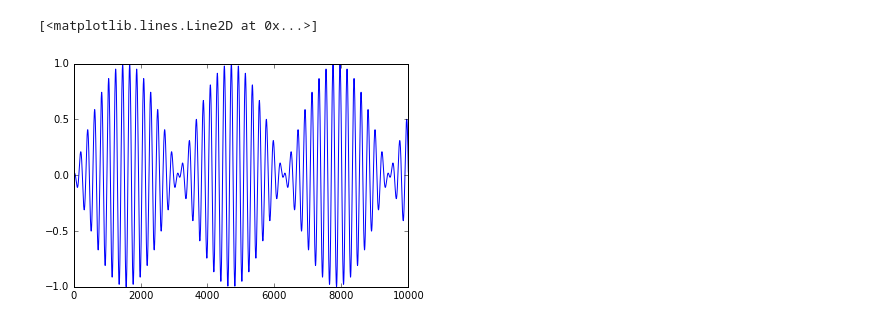
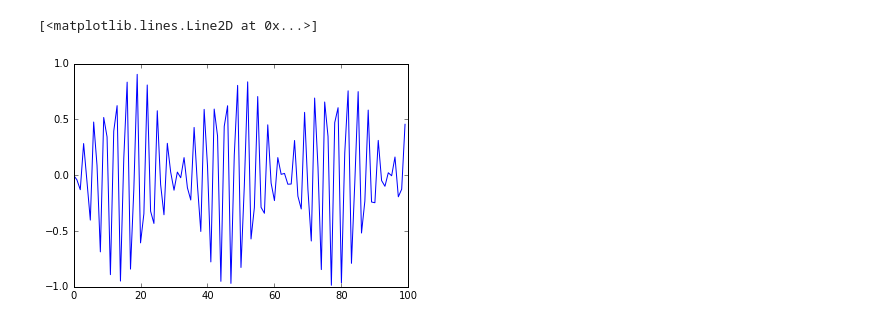
Before and after one commit to haretaro/chainer_rnn, a Jupyter notebook: rnn.ipynb, the cells around one changed output. Cells and saved outputs as stored; diff of their text form; code cells hidden in the pictures.

```diff
--- a/rnn.ipynb
+++ b/rnn.ipynb
@@ -19,10 +21,12 @@ xp = np
 # %%
-t = np.arange(0,10,0.001, dtype=np.float32)
-train_data = np.sin(t) * np.cos(30 * t)
-#train_data = np.sin(t)
-plt.plot(train_data)
+t = np.arange(0,1000,0.1, dtype=np.float32)
+
+train_data = np.sin(t) * np.cos(20 * t)
+#train_data = np.asarray([1 if (i/5)%2 == 0 else -1 for i in range(10000)], dtype=np.float32)
+#train_data = 42 * np.sin(t)
+plt.plot(train_data[:100])
 # %% [output]
 [<matplotlib.lines.Line2D at 0x...>]
-[figure, old version]
+[figure, new version]
 # %%
 class RNN(chainer.Chain):
```
Also changed, not shown: parts of 11 cells of this notebook.
